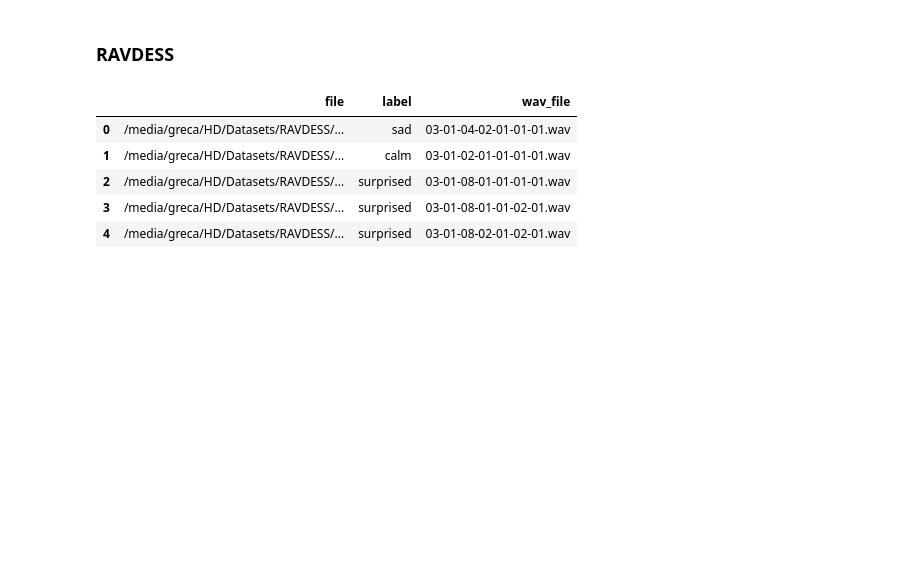
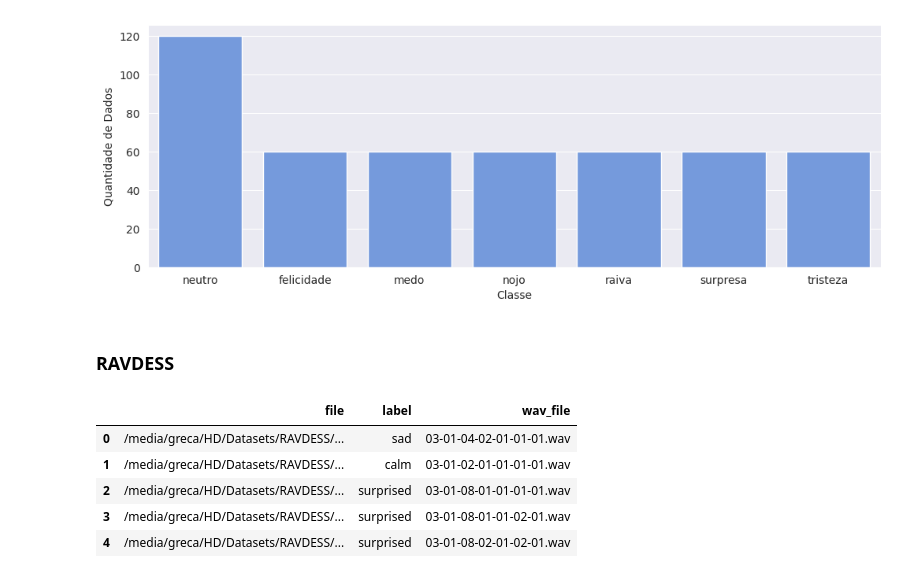
Before and after one commit to rafaelgreca/ser-wavelet, a Jupyter notebook: notebooks/eda.ipynb, the cells around one changed output. Saved outputs shown, nothing was run; the diff lists cells and outputs as text; code cells hidden in the pictures; blank space fills up the shorter version.

```diff
--- a/notebooks/eda.ipynb
+++ b/notebooks/eda.ipynb
@@ -134,3 +204,22 @@ def plot_file_duration(
+# %%
+fig = plt.figure(figsize=(12, 4))
+
+df_gby_train = savee_df.groupby("label").agg({"wav_file": "count"})
+df_gby_train = df_gby_train.reset_index()
+df_gby_train = df_gby_train.sort_values("wav_file", ascending=False)
+df_gby_train = df_gby_train.reset_index()
+
+sns.barplot(
+    data=df_gby_train,
+    x="label",
+    y="wav_file",
+    color="cornflowerblue"
+)
+plt.ylabel("Quantidade de Dados")
+plt.xlabel("Classe")
+plt.savefig("../images/distribuição_savee.png")
+# %% [output]
+[figure, added]
 # %% [markdown]
 ### RAVDESS
 # %%
```
Also changed, not shown: parts of 10 cells of this notebook, 2 other files.
